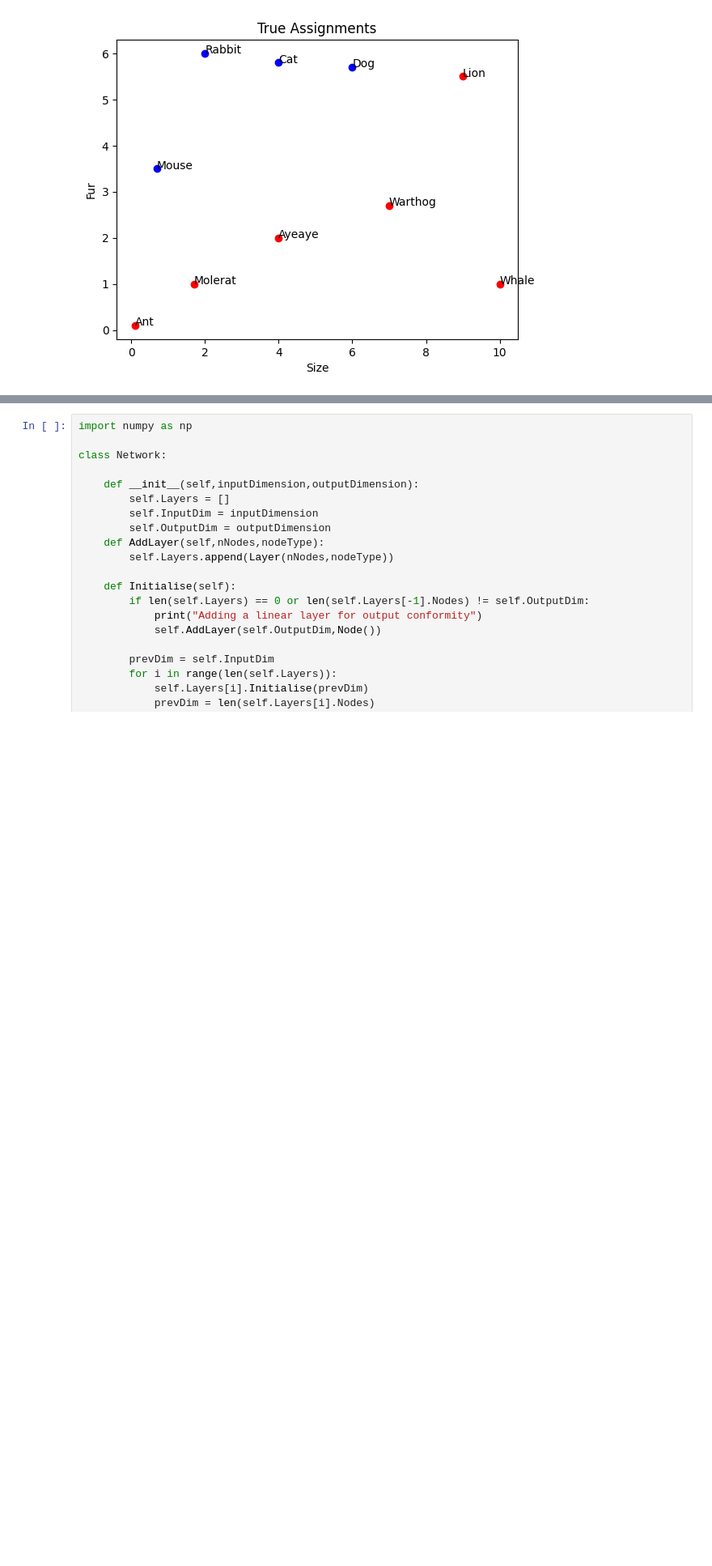
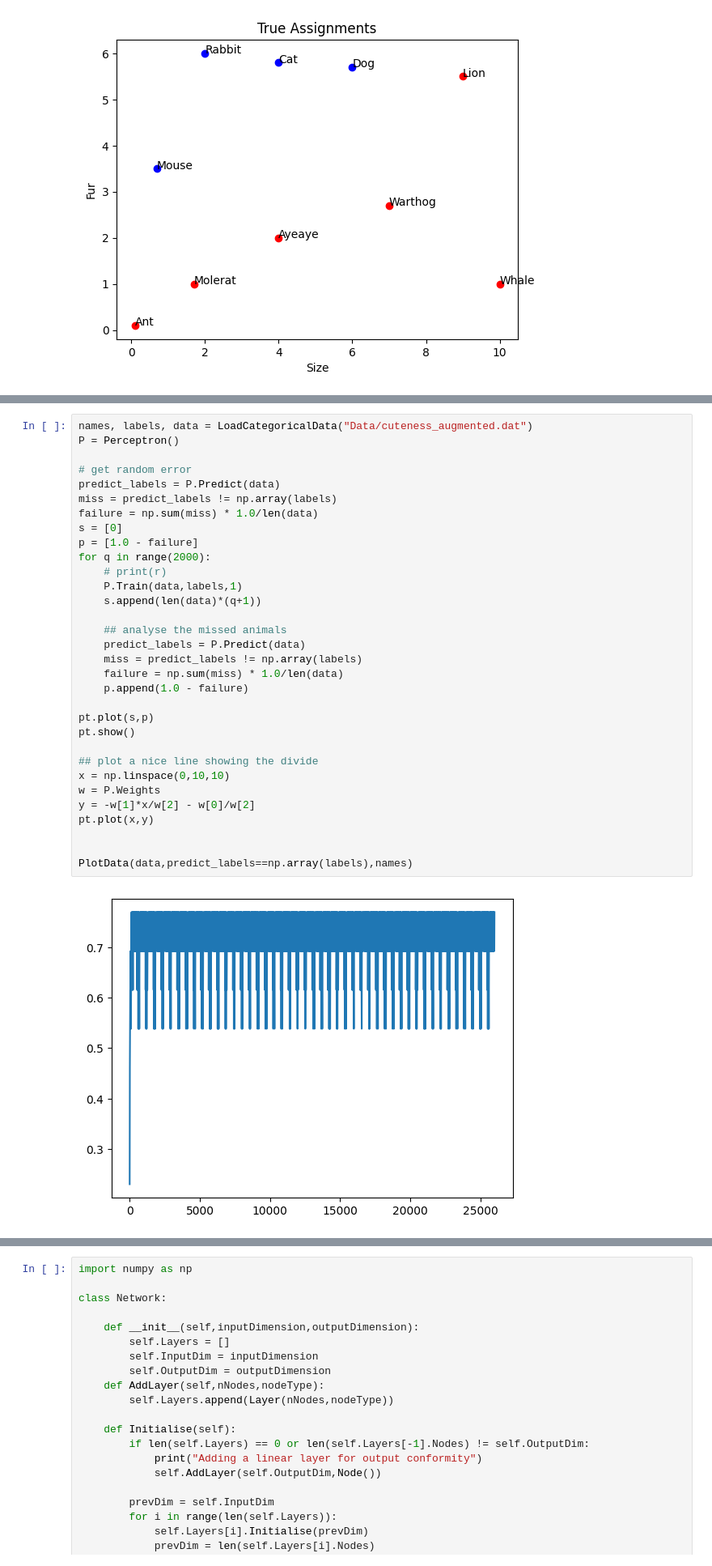
Before and after one commit to wtsi-hpag/xAIWorkshop, a Jupyter notebook: Code/notebook_solved.ipynb, the cells around one changed output, grey strips where cells are left out. Shown at 81% size. Saved outputs shown, nothing was run; the diff lists cells and outputs as text; blank space fills up the shorter version.

```diff
--- a/Code/notebook_solved.ipynb
+++ b/Code/notebook_solved.ipynb
@@ -125,0 +211,34 @@ Ayeaye was mislabelled
+# %%
+names, labels, data = LoadCategoricalData("Data/cuteness_augmented.dat")
+P = Perceptron()
+
+# get random error
+predict_labels = P.Predict(data)
+miss = predict_labels != np.array(labels)
+failure = np.sum(miss) * 1.0/len(data)
+s = [0]
+p = [1.0 - failure]
+for q in range(2000):
+	# print(r)
+	P.Train(data,labels,1)
+	s.append(len(data)*(q+1))
+
+	## analyse the missed animals
+	predict_labels = P.Predict(data)
+	miss = predict_labels != np.array(labels)
+	failure = np.sum(miss) * 1.0/len(data)
+	p.append(1.0 - failure)
+
+pt.plot(s,p)
+pt.show()
+
+## plot a nice line showing the divide
+x = np.linspace(0,10,10)
+w = P.Weights
+y = -w[1]*x/w[2] - w[0]/w[2]
+pt.plot(x,y)
+
+
+PlotData(data,predict_labels==np.array(labels),names)
+# %% [output]
+[figure, added]
```
Also changed, not shown: parts of 8 cells of this notebook, 23 other files.
